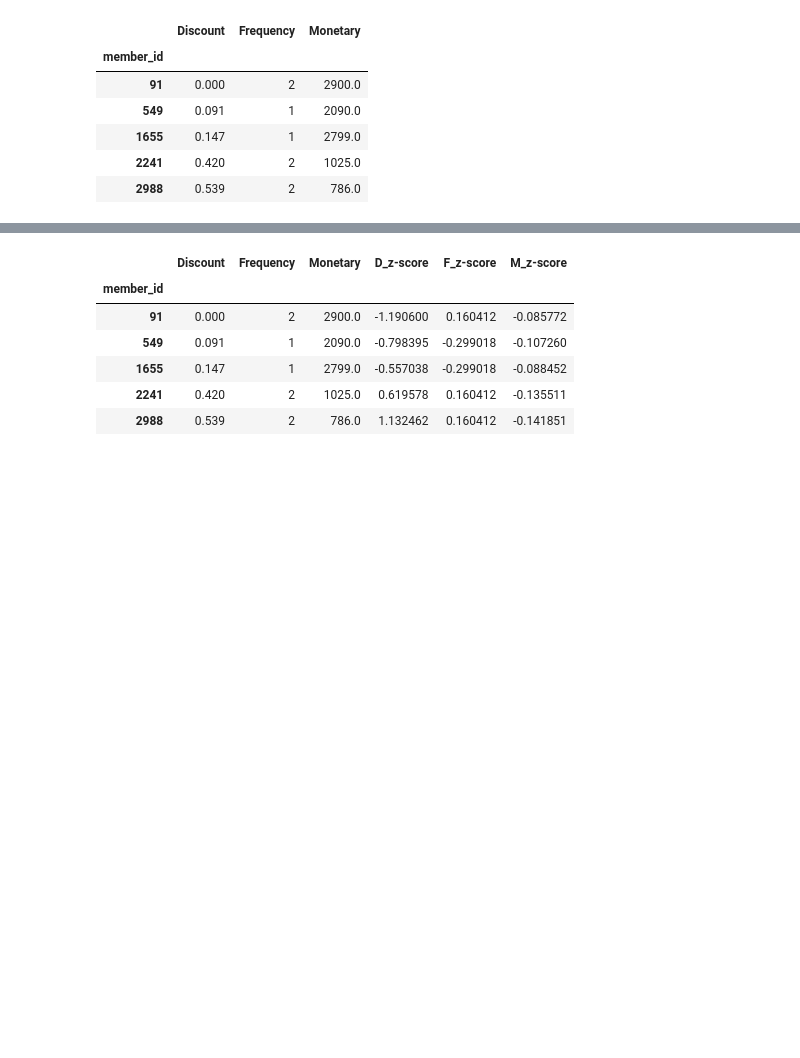
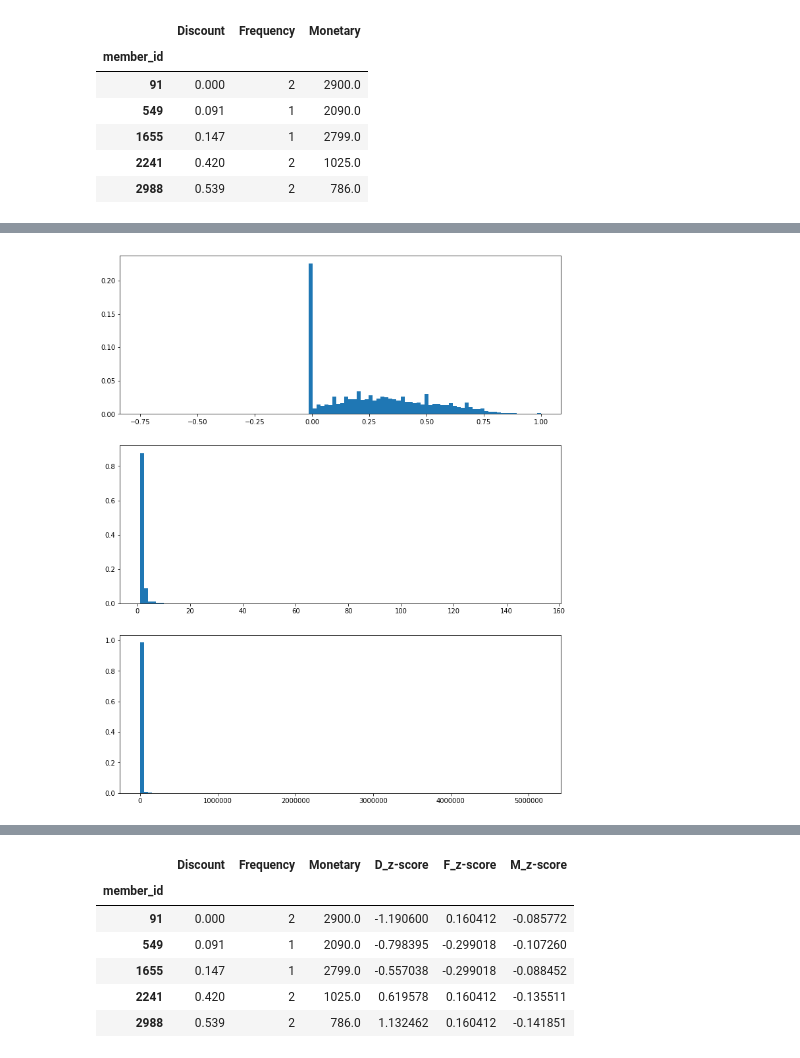
Before and after one commit to Ken0327/DataInnovation, a Jupyter notebook: DFM_Model-z_score_pchome.ipynb, the cells around one changed output, grey strips where cells are left out. Saved outputs shown, nothing was run; the diff lists cells and outputs as text; code cells hidden in the pictures; blank space fills up the shorter version.

```diff
--- a/DFM_Model-z_score_pchome.ipynb
+++ b/DFM_Model-z_score_pchome.ipynb
@@ -111,0 +115,22 @@ The 'normed' kwarg was deprecated in Matplotlib 2.1 and will be removed in 3.1.
+# %%
+# Plot DFM distributions for probability
+
+# y-asix is probability
+
+plt.figure(figsize=(12,15))
+# Plot distribution of D
+plt.subplot(3, 1, 1);
+weights = np.ones_like(np.array(df_DFM['Discount']))/float(len(np.array(df_DFM['Discount'])))
+plt.hist(df_DFM['Discount'], weights=weights, bins=100)
+# Plot distribution of F
+plt.subplot(3, 1, 2);
+weights = np.ones_like(np.array(df_DFM['Frequency']))/float(len(np.array(df_DFM['Frequency'])))
+plt.hist(df_DFM['Frequency'], weights=weights, bins=100)
+# Plot distribution of M
+plt.subplot(3, 1, 3);
+weights = np.ones_like(np.array(df_DFM['Monetary']))/float(len(np.array(df_DFM['Monetary'])))
+plt.hist(df_DFM['Monetary'], weights=weights, bins=100)
+# Show the plot
+plt.show()
+# %% [output]
+[figure, added]
```
Also changed, not shown: parts of 2 cells of this notebook.
